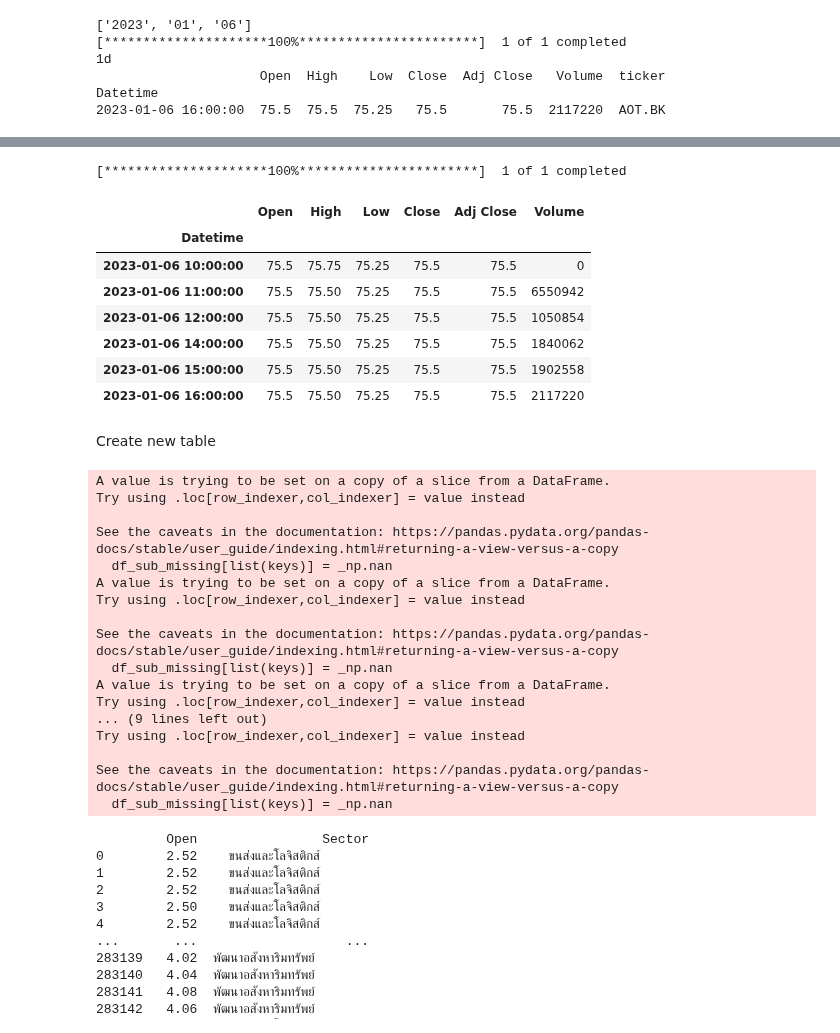
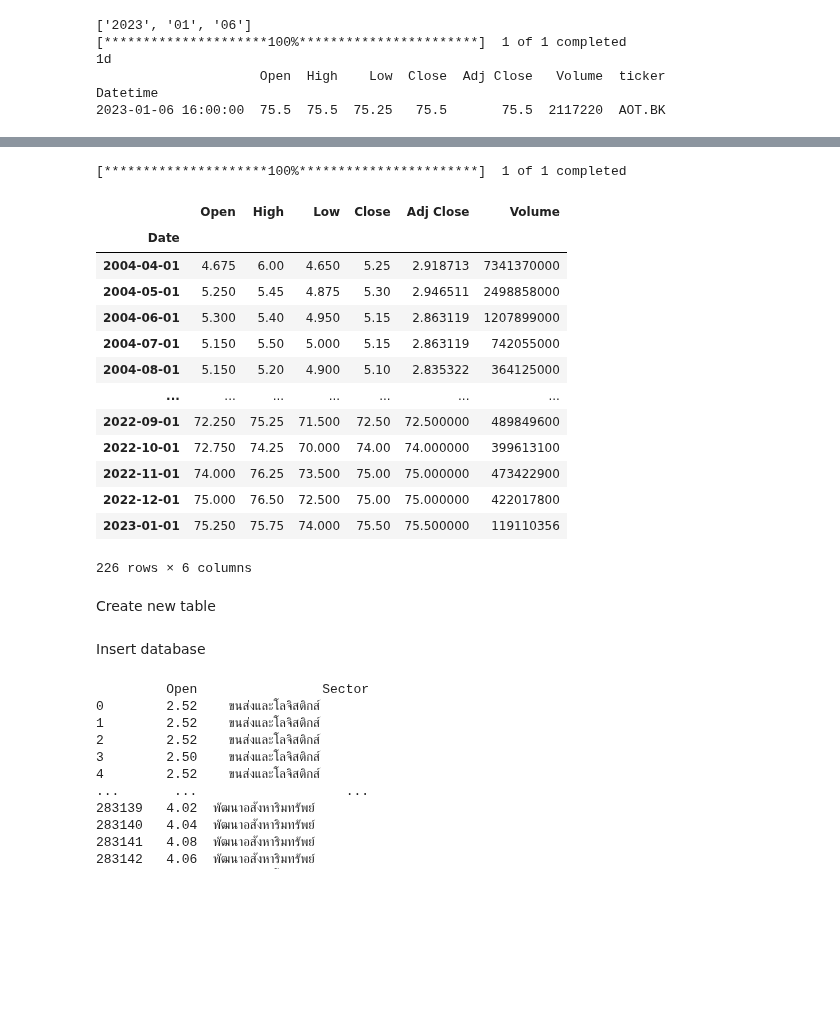
Before and after one commit to jengkub/ML-stockradar, a Jupyter notebook: test.ipynb, the cells around one changed output, grey strips where cells are left out. Saved outputs shown, nothing was run; the diff lists cells and outputs as text; code cells hidden in the pictures; blank space fills up the shorter version.

```diff
--- a/test.ipynb
+++ b/test.ipynb
@@ -516,16 +451,22 @@ conn.close()
 # %%
-data = yf.download(tickers='AOT.BK', period='1d', interval='1h')
+data = yf.download(tickers='AOT.BK', period='max', interval='1mo')
 data
 # %% [output]
 [*********************100%***********************]  1 of 1 completed
 |  | Open | High | Low | Close | Adj Close | Volume |
-| Datetime |  |  |  |  |  |  |
-| 2023-01-06 10:00:00 | 75.5 | 75.75 | 75.25 | 75.5 | 75.5 | 0 |
-| 2023-01-06 11:00:00 | 75.5 | 75.50 | 75.25 | 75.5 | 75.5 | 6550942 |
-| 2023-01-06 12:00:00 | 75.5 | 75.50 | 75.25 | 75.5 | 75.5 | 1050854 |
-| 2023-01-06 14:00:00 | 75.5 | 75.50 | 75.25 | 75.5 | 75.5 | 1840062 |
-| 2023-01-06 15:00:00 | 75.5 | 75.50 | 75.25 | 75.5 | 75.5 | 1902558 |
-| 2023-01-06 16:00:00 | 75.5 | 75.50 | 75.25 | 75.5 | 75.5 | 2117220 |
+| Date |  |  |  |  |  |  |
+| 2004-04-01 | 4.675 | 6.00 | 4.650 | 5.25 | 2.918713 | 7341370000 |
+| 2004-05-01 | 5.250 | 5.45 | 4.875 | 5.30 | 2.946511 | 2498858000 |
+| 2004-06-01 | 5.300 | 5.40 | 4.950 | 5.15 | 2.863119 | 1207899000 |
+| 2004-07-01 | 5.150 | 5.50 | 5.000 | 5.15 | 2.863119 | 742055000 |
+| 2004-08-01 | 5.150 | 5.20 | 4.900 | 5.10 | 2.835322 | 364125000 |
+| ... | ... | ... | ... | ... | ... | ... |
+| 2022-09-01 | 72.250 | 75.25 | 71.500 | 72.50 | 72.500000 | 489849600 |
+| 2022-10-01 | 72.750 | 74.25 | 70.000 | 74.00 | 74.000000 | 399613100 |
+| 2022-11-01 | 74.000 | 76.25 | 73.500 | 75.00 | 75.000000 | 473422900 |
+| 2022-12-01 | 75.000 | 76.50 | 72.500 | 75.00 | 75.000000 | 422017800 |
+| 2023-01-01 | 75.250 | 75.75 | 74.000 | 75.50 | 75.500000 | 119110356 |
+226 rows × 6 columns
 # %% [markdown]
 Create new table
 # %%
@@ -550,35 +490,18 @@ cur.execute("CREATE TABLE stock_table (Datetime DATETIME, Open real, High real,
 con.commit()
+# %% [markdown]
+Insert database
 # %%
 con = sqlite3.connect("stock.sqlite")
 
 df_list = list()
-InD = 0
 cur = con.cursor()
 for ticker in SET100:
-    data = yf.download(tickers=ticker, period='2y', interval='1h',progress=False)
+    data = yf.download(tickers=ticker, period='max', interval='1mo',progress=False)
     for d in range(len(data.index)):
         date_format = '%Y-%m-%d %H:%M:%S'
         date_obj = datetime.strptime(str(data.index[d]), date_format)
-        cur.execute("INSERT INTO stock_table (Datetime, Open, High, Low, Close, Adj, Volume, Ticker) VALUES (? ,? ,? ,? ,? ,? ,? ,? )",(date_obj, data.Open[d], data.High[d], data.Low[d], data.Close[d], data['Adj Close'][d], int(data.Volume[d]), ticker,))
+        cur.execute("INSERT INTO stock_table_mo (Datetime, Open, High, Low, Close, Adj, Volume, Ticker) VALUES (? ,? ,? ,? ,? ,? ,? ,? )",(date_obj, data.Open[d], data.High[d], data.Low[d], data.Close[d], data['Adj Close'][d], int(data.Volume[d]), ticker,))
 con.commit()
-# %% [output]
-A value is trying to be set on a copy of a slice from a DataFrame.
-Try using .loc[row_indexer,col_indexer] = value instead
-
-See the caveats in the documentation: https://pandas.pydata.org/pandas-docs/stable/user_guide/indexing.html#returning-a-view-versus-a-copy
-  df_sub_missing[list(keys)] = _np.nan
-A value is trying to be set on a copy of a slice from a DataFrame.
-Try using .loc[row_indexer,col_indexer] = value instead
-
-See the caveats in the documentation: https://pandas.pydata.org/pandas-docs/stable/user_guide/indexing.html#returning-a-view-versus-a-copy
-  df_sub_missing[list(keys)] = _np.nan
-A value is trying to be set on a copy of a slice from a DataFrame.
-Try using .loc[row_indexer,col_indexer] = value instead
-... (9 lines left out)
-Try using .loc[row_indexer,col_indexer] = value instead
-
-See the caveats in the documentation: https://pandas.pydata.org/pandas-docs/stable/user_guide/indexing.html#returning-a-view-versus-a-copy
-  df_sub_missing[list(keys)] = _np.nan
 # %%
 conn = sqlite3.connect("stock.sqlite")
 cur = conn.cursor()
```
Also changed, not shown: parts of 16 cells of this notebook, 1 other file.
